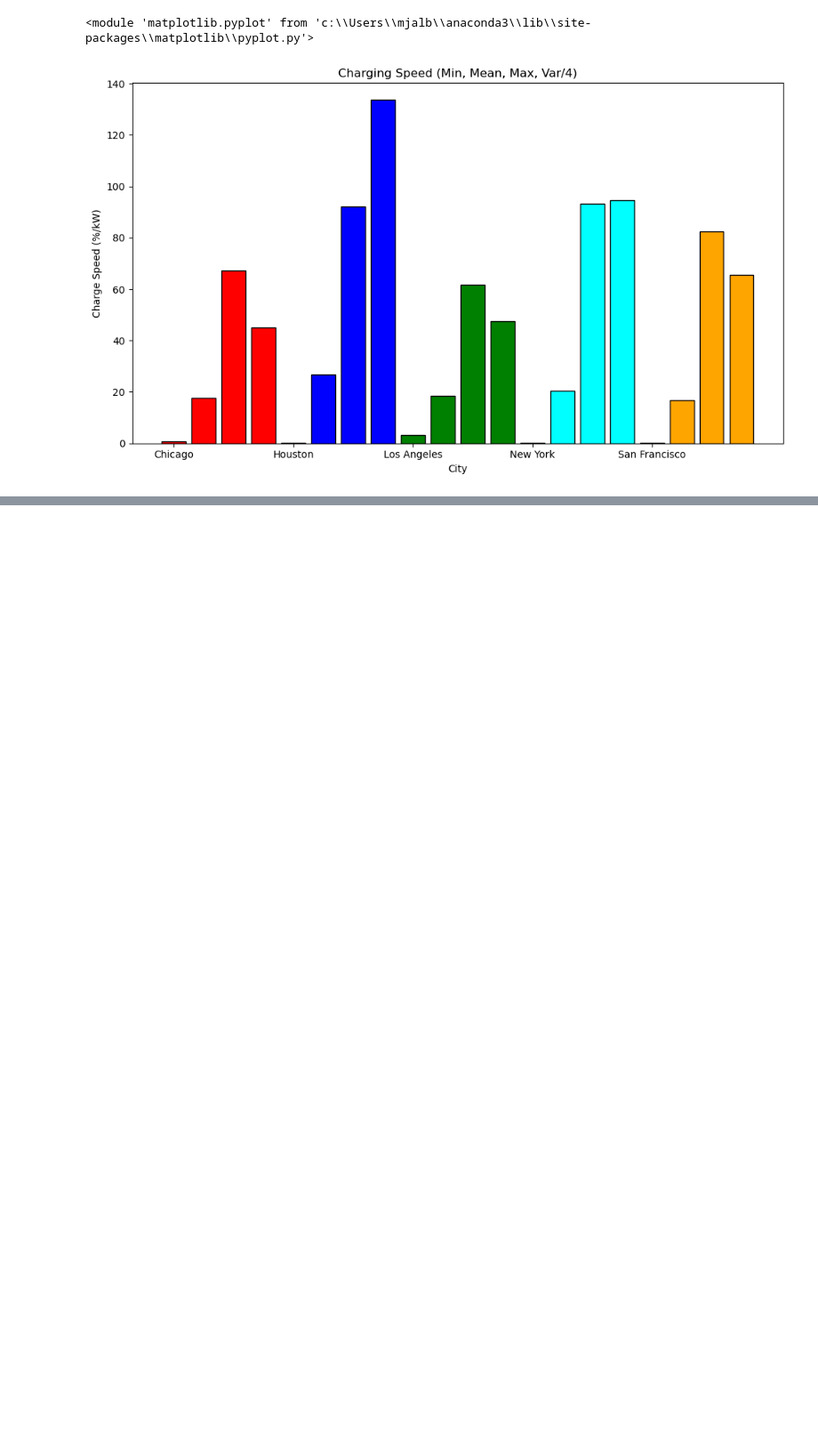
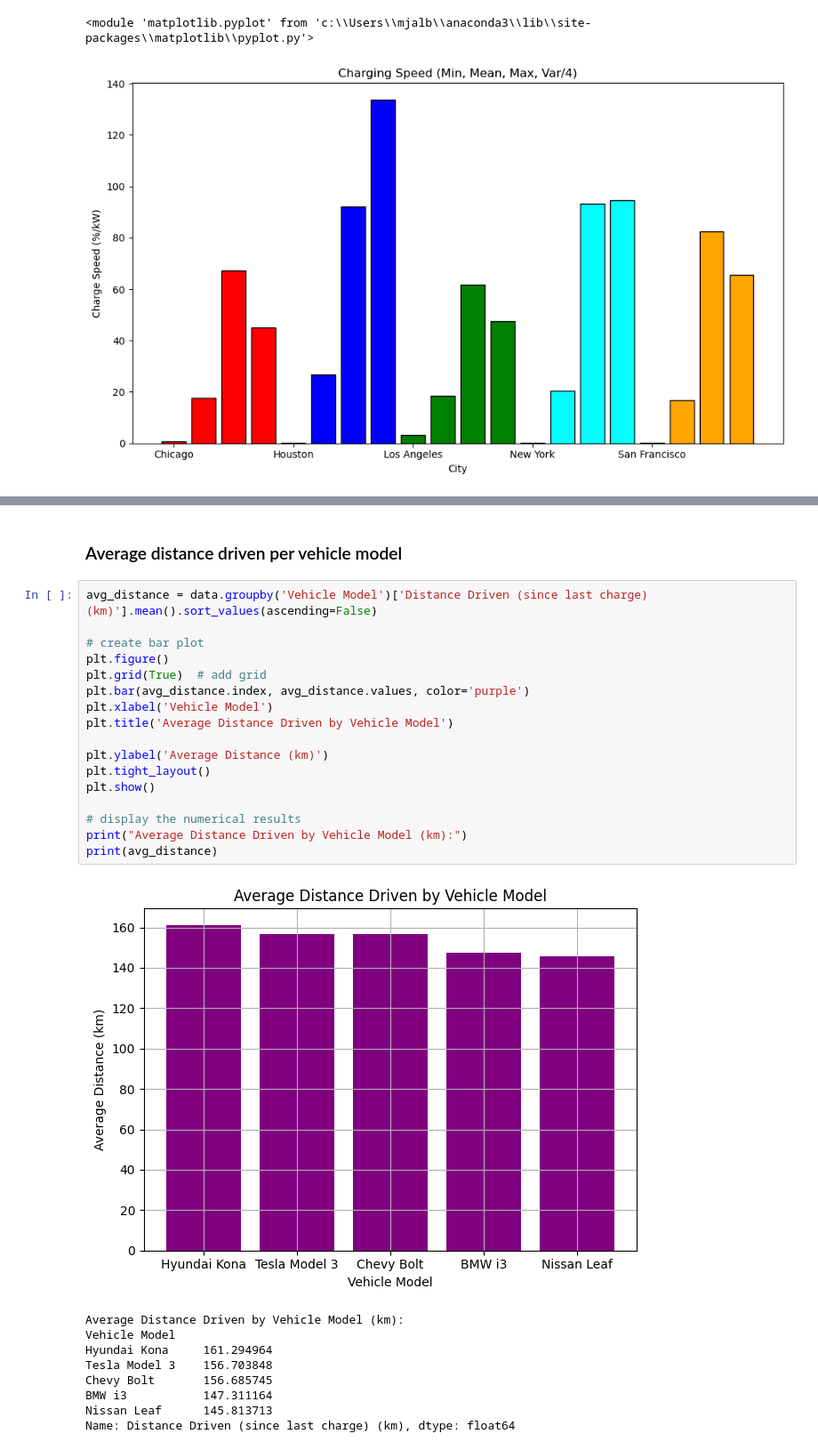
Before and after one commit to hansheng-zhang/EV-analysis, a Jupyter notebook: visualization.ipynb, the cells around one changed output, grey strips where cells are left out. Shown at 89% size. Drawn from its saved outputs; the diff is of its cells as text; blank space fills up the shorter version.

```diff
--- a/visualization.ipynb
+++ b/visualization.ipynb
@@ -583,0 +674,29 @@ Graphs.grouped_bar_graph_var(location_charging_unit_speed,list(location_charging
+# %% [markdown]
+### Average distance driven per vehicle model
+# %%
+avg_distance = data.groupby('Vehicle Model')['Distance Driven (since last charge) (km)'].mean().sort_values(ascending=False)
+
+# create bar plot
+plt.figure()
+plt.grid(True)  # add grid
+plt.bar(avg_distance.index, avg_distance.values, color='purple')
+plt.xlabel('Vehicle Model')
+plt.title('Average Distance Driven by Vehicle Model')
+
+plt.ylabel('Average Distance (km)')
+plt.tight_layout()
+plt.show()
+
+# display the numerical results
+print("Average Distance Driven by Vehicle Model (km):")
+print(avg_distance)
+# %% [output]
+[figure, added]
+Average Distance Driven by Vehicle Model (km):
+Vehicle Model
+Hyundai Kona     161.294964
+Tesla Model 3    156.703848
+Chevy Bolt       156.685745
+BMW i3           147.311164
+Nissan Leaf      145.813713
+Name: Distance Driven (since last charge) (km), dtype: float64
```
Also changed, not shown: parts of 8 cells of this notebook, 2 other files.
